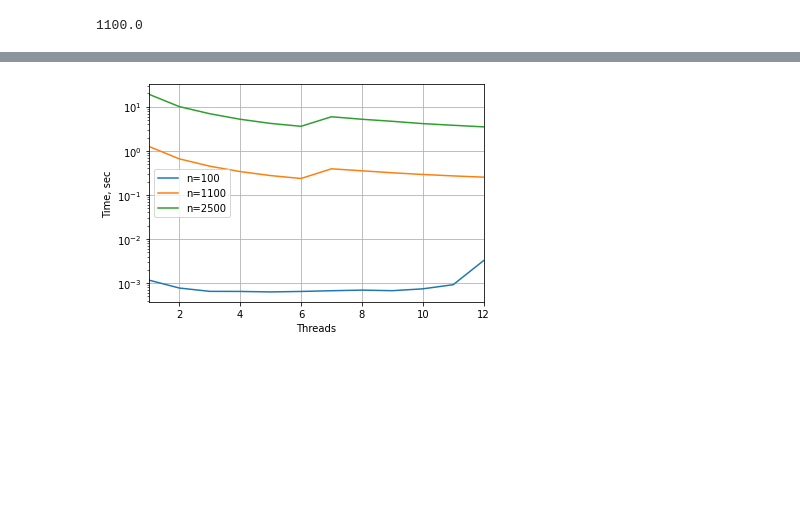
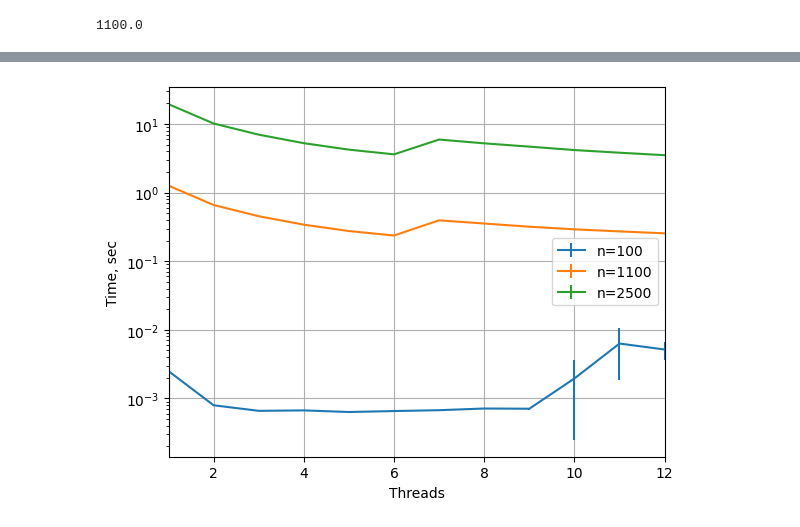
Before and after one commit to MrKozelberg/cholesky_omp, a Jupyter notebook: data_processing/loop_n_threads_processing.ipynb, the cells around one changed output, grey strips where cells are left out. Cells and saved outputs as stored; diff of their text form; code cells hidden in the pictures; blank space fills up the shorter version.

```diff
--- a/data_processing/loop_n_threads_processing.ipynb
+++ b/data_processing/loop_n_threads_processing.ipynb
@@ -47,14 +47,15 @@ for i in range(12):
 # %%
 for i in [0, 5, -1]:
-    plt.plot(threads, data.min(axis=2)[:,i], label=f'n={int(ns[i]):}')
+    plt.errorbar(threads, data.mean(axis=2)[:,i], yerr=data.std(axis=2)[:,i],
+                 label=f'n={int(ns[i]):}')
 plt.grid()
 plt.legend()
 plt.xlim(1,12)
 plt.yscale('log')
 plt.xlabel('Threads')
 plt.ylabel('Time, sec')
 plt.savefig('t_vs_threads.png', dpi=250, bbox_inches='tight')
 # %% [output]
-[figure, old version]
+[figure, new version]
 # %%
 speedup = np.full((max_num_threads,(max_n-100)//200+1),np.nan)
```
Also changed, not shown: parts of 5 cells of this notebook, 6 other files.
